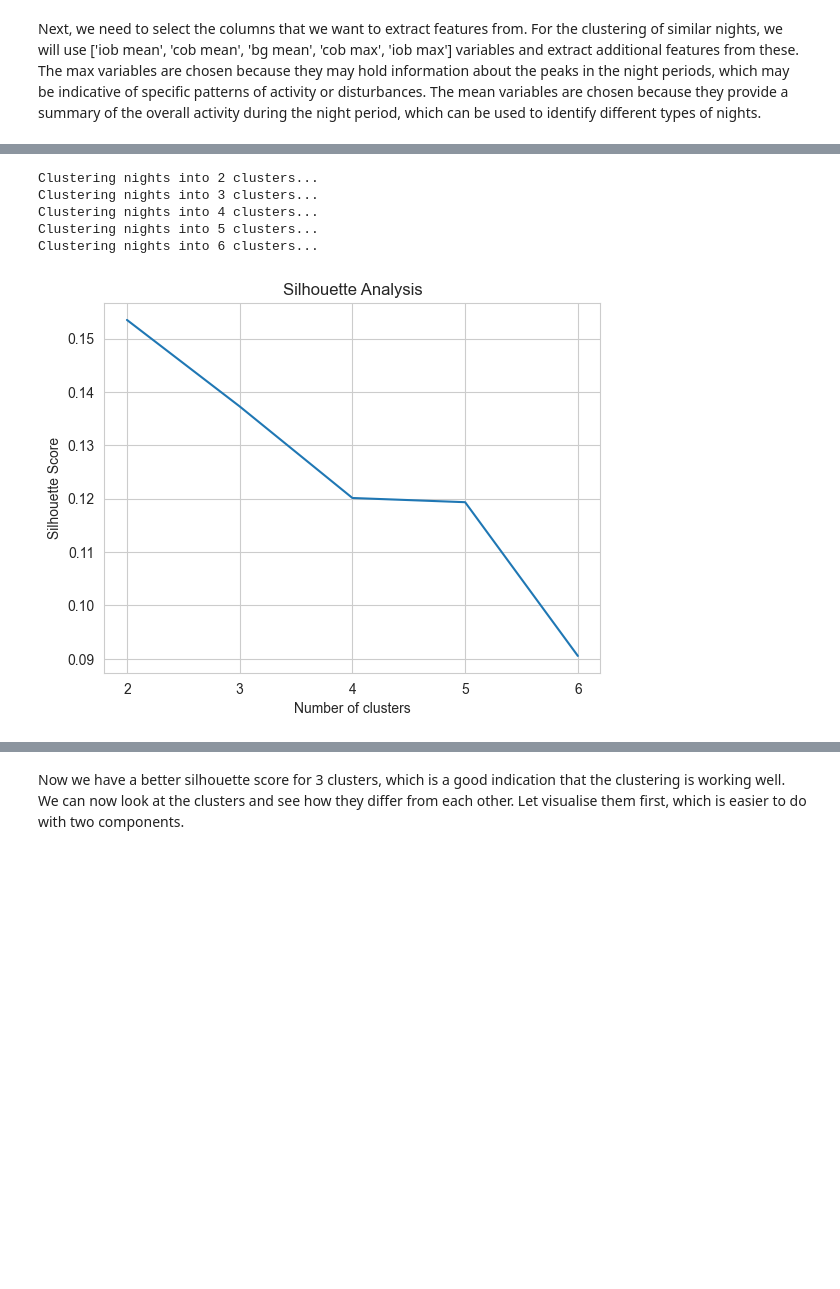
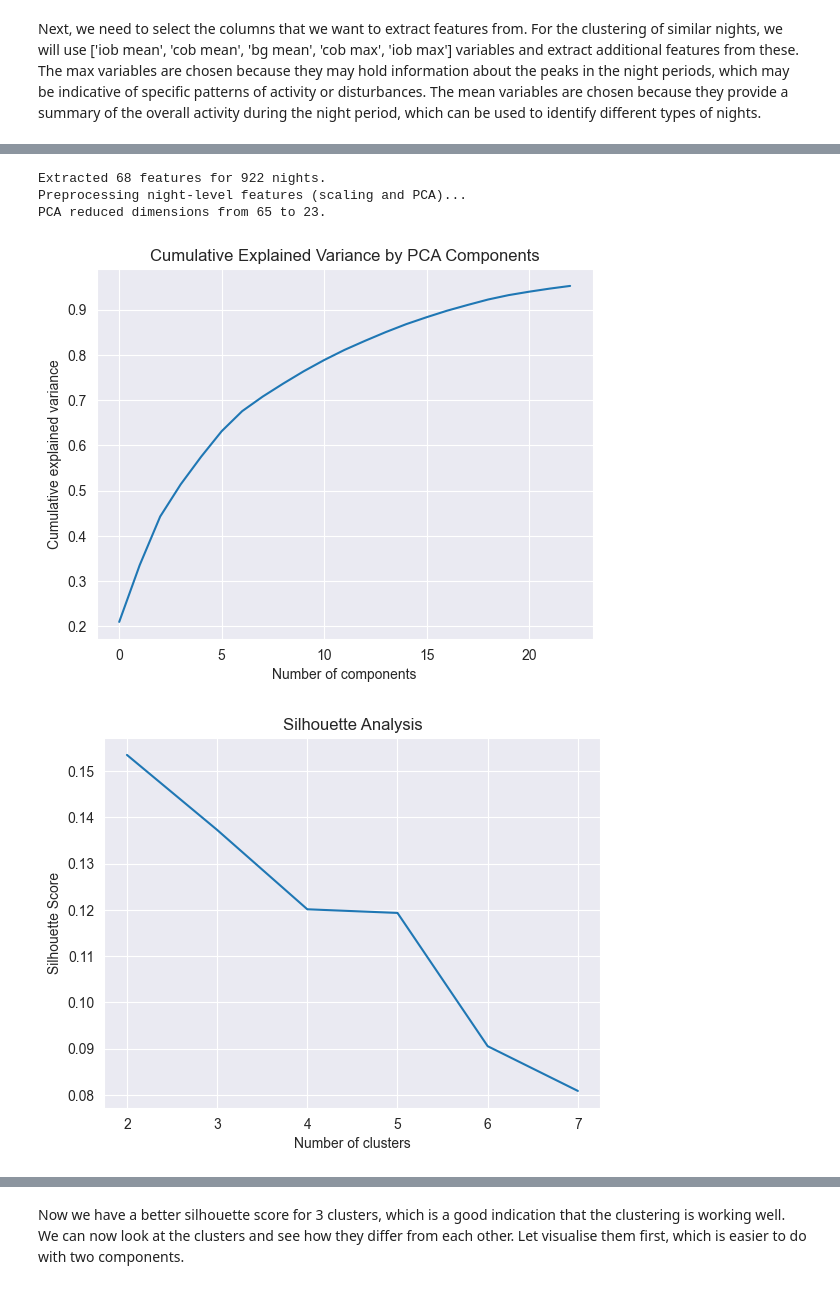
Before and after one commit to rdbrist/masters_project, a Jupyter notebook: notebooks/2.03-rd-creating-night-period-feature-extraction.ipynb, the cells around one changed output, grey strips where cells are left out. Drawn from its saved outputs; the diff is of its cells as text; code cells hidden in the pictures; blank space fills up the shorter version.

```diff
--- a/notebooks/2.03-rd-creating-night-period-feature-extraction.ipynb
+++ b/notebooks/2.03-rd-creating-night-period-feature-extraction.ipynb
@@ -185,0 +166,3 @@ Lets look at various cluster sizes to see how they look, comparing their silhoue
+# %%
+cluster_range = range(2,8)
+baseline_silhoutte_scores = analyser.silhouette_analysis(cluster_range)
@@ -216,10 +174,13 @@ PCA reduced dimensions from 65 to 23.
 # %%
-silhouette_scores = analyser.silhouette_analysis(cluster_range)
+analyser = NightClustering(df=df_variables, feature_settings='custom', night_start_hour=night_start_hour)
+night_features = analyser.extract_night_level_features()
+pca_features = analyser.preprocess_night_features(n_components=0.95)
+analyser.plot_pca_cumulative_variance()
+custom_silhouette_scores = analyser.silhouette_analysis(cluster_range)
 # %% [output]
-Clustering nights into 2 clusters...
-Clustering nights into 3 clusters...
-Clustering nights into 4 clusters...
-Clustering nights into 5 clusters...
-Clustering nights into 6 clusters...
+Extracted 68 features for 922 nights.
+Preprocessing night-level features (scaling and PCA)...
+PCA reduced dimensions from 65 to 23.
-[figure, old version]
+[figure, new version]
+[figure, added]
 # %% [markdown]
```
Also changed, not shown: parts of 46 cells of this notebook, 28 other files.
